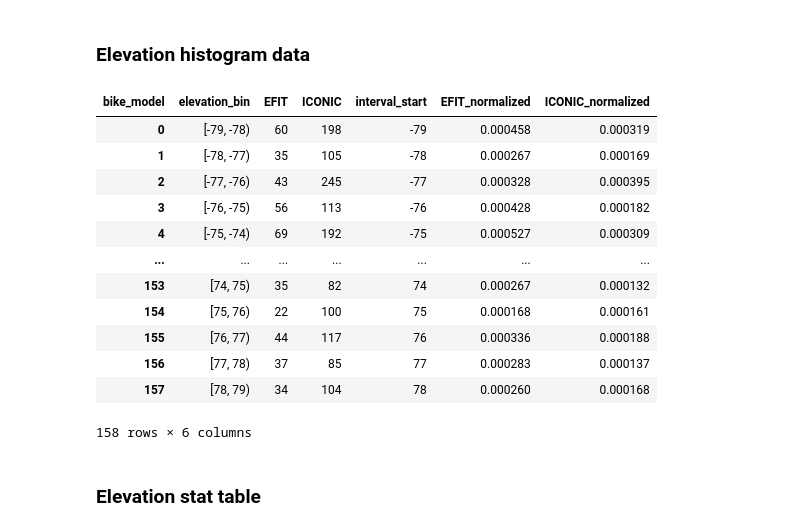
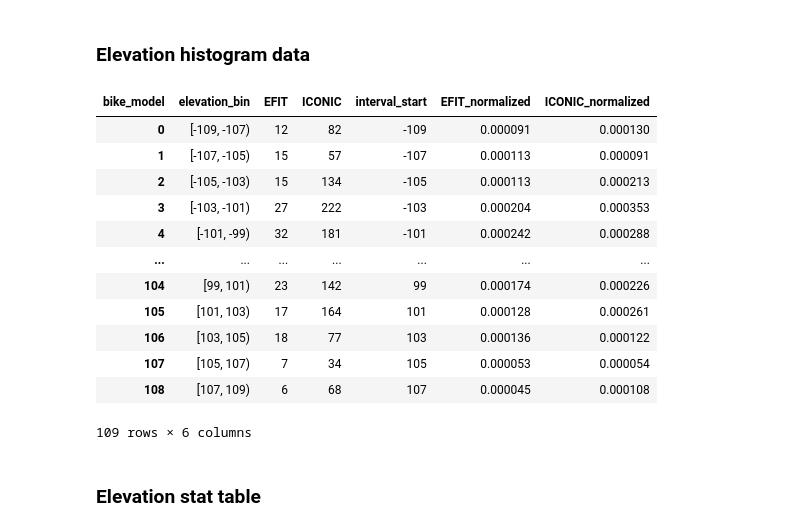
Before and after one commit to schoolofcities/bike-share-toronto, a Jupyter notebook: data-preparation/efit/aggregate.ipynb, the cells around one changed output. Drawn from its saved outputs; the diff is of its cells as text; code cells hidden in the pictures.

```diff
--- a/data-preparation/efit/aggregate.ipynb
+++ b/data-preparation/efit/aggregate.ipynb
@@ -162,52 +169,52 @@ stats.to_csv('../../static/distance_stats.csv', index=False)
 # %% [markdown]
 ### Elevation histogram data
 # %%
-max_elevation = 80
-min_elevation = -80
+max_elevation = 110
+min_elevation = -110
 
 # max_elevation = df['elevation_delta_average'].max()
 # min_elevation = df['elevation_delta_average'].min()
 
 df_filtered = df[(df['elevation_delta_average'] < max_elevation) & (df['elevation_delta_average'] > min_elevation)][['id', 'elevation_delta_average', 'bike_model']]
 
 # Bin size (in meters)
-bins = range(int(df_filtered['elevation_delta_average'].min()), int(df_filtered['elevation_delta_average'].max()) + 1, 1)
+bins = range(int(df_filtered['elevation_delta_average'].min()), int(df_filtered['elevation_delta_average'].max()) + 2, 2)
 
 labels = [f"{i}-{i+9}" for i in bins[:-1]]
 
 df_filtered['elevation_bin'] = pd.cut(df_filtered['elevation_delta_average'], bins=bins, right=False)
 
 elevation_counts = df_filtered.groupby(['elevation_bin', 'bike_model']).size().unstack(fill_value=0)
 
 elevation_counts_df = elevation_counts.reset_index()
 
 elevation_counts_df['interval_start'] = elevation_counts_df['elevation_bin'].apply(lambda x: int(x.left))
 
 # Normalize the "EFIT" column
 total_efit = elevation_counts_df['EFIT'].sum()
 elevation_counts_df['EFIT_normalized'] = elevation_counts_df['EFIT'] / total_efit
 
 # Normalize the "ICONIC" column
 total_iconic = elevation_counts_df['ICONIC'].sum()
 elevation_counts_df['ICONIC_normalized'] = elevation_counts_df['ICONIC'] / total_iconic
 
 elevation_counts_df.to_csv('../../static/elevation_counts.csv', index=False)
 
 elevation_counts_df
 # %% [output]
 | bike_model | elevation_bin | EFIT | ICONIC | interval_start | EFIT_normalized | ICONIC_normalized |
-| 0 | [-79, -78) | 60 | 198 | -79 | 0.000458 | 0.000319 |
-| 1 | [-78, -77) | 35 | 105 | -78 | 0.000267 | 0.000169 |
-| 2 | [-77, -76) | 43 | 245 | -77 | 0.000328 | 0.000395 |
-| 3 | [-76, -75) | 56 | 113 | -76 | 0.000428 | 0.000182 |
-| 4 | [-75, -74) | 69 | 192 | -75 | 0.000527 | 0.000309 |
+| 0 | [-109, -107) | 12 | 82 | -109 | 0.000091 | 0.000130 |
+| 1 | [-107, -105) | 15 | 57 | -107 | 0.000113 | 0.000091 |
+| 2 | [-105, -103) | 15 | 134 | -105 | 0.000113 | 0.000213 |
+| 3 | [-103, -101) | 27 | 222 | -103 | 0.000204 | 0.000353 |
+| 4 | [-101, -99) | 32 | 181 | -101 | 0.000242 | 0.000288 |
 | ... | ... | ... | ... | ... | ... | ... |
-| 153 | [74, 75) | 35 | 82 | 74 | 0.000267 | 0.000132 |
-| 154 | [75, 76) | 22 | 100 | 75 | 0.000168 | 0.000161 |
-| 155 | [76, 77) | 44 | 117 | 76 | 0.000336 | 0.000188 |
-| 156 | [77, 78) | 37 | 85 | 77 | 0.000283 | 0.000137 |
-| 157 | [78, 79) | 34 | 104 | 78 | 0.000260 | 0.000168 |
+| 104 | [99, 101) | 23 | 142 | 99 | 0.000174 | 0.000226 |
+| 105 | [101, 103) | 17 | 164 | 101 | 0.000128 | 0.000261 |
+| 106 | [103, 105) | 18 | 77 | 103 | 0.000136 | 0.000122 |
+| 107 | [105, 107) | 7 | 34 | 105 | 0.000053 | 0.000054 |
+| 108 | [107, 109) | 6 | 68 | 107 | 0.000045 | 0.000108 |
-158 rows × 6 columns
+109 rows × 6 columns
 # %% [markdown]
 ### Elevation stat table
 # %%
```
Also changed, not shown: parts of 10 cells of this notebook, 19 other files.
